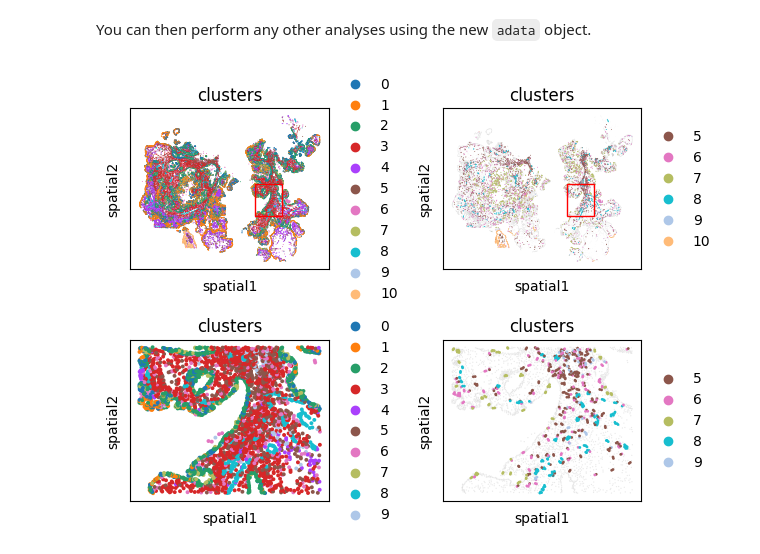
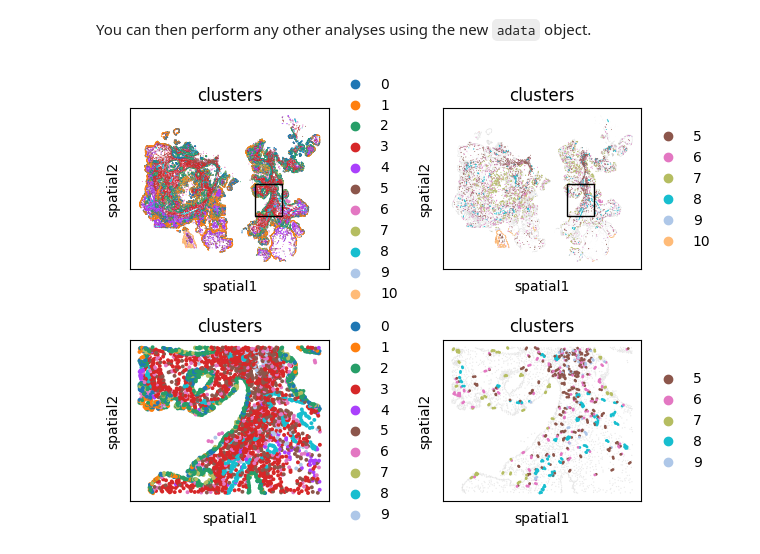
Before and after one commit to immunitastx/monkeybread, a Jupyter notebook: docs/notebooks/tutorial.ipynb, the cells around one changed output. Saved outputs shown, nothing was run; the diff lists cells and outputs as text; code cells hidden in the pictures.

```diff
--- a/docs/notebooks/tutorial.ipynb
+++ b/docs/notebooks/tutorial.ipynb
@@ -404,33 +410,33 @@ sc.pl.embedding(
     color = "clusters",
     ax = axs[0][0],
     show = False,
 )
-rect = mpl.patches.Rectangle((9000, 7000), 1000, 1000, linewidth=1, edgecolor='r', facecolor='none')
+rect = mpl.patches.Rectangle((9000, 7000), 1000, 1000, linewidth=1, edgecolor='black', facecolor='none')
 axs[0][0].add_patch(rect)
 mb.plot.cell_contact_embedding(
     adata,
     observed_contacts,
     group = "clusters",
     ax = axs[0][1],
     show = False
 )
-rect = mpl.patches.Rectangle((9000, 7000), 1000, 1000, linewidth=1, edgecolor='r', facecolor='none')
+rect = mpl.patches.Rectangle((9000, 7000), 1000, 1000, linewidth=1, edgecolor='black', facecolor='none')
 axs[0][1].add_patch(rect)
 sc.pl.embedding(
     adata_zoomed,
     basis = "spatial",
     color = "clusters",
     ax = axs[1][0],
     show = False,
 )
 mb.plot.cell_contact_embedding(
     adata_zoomed,
     zoomed_contact,
     group = "clusters",
     ax = axs[1][1],
     show = False
 )
 plt.tight_layout()
 plt.show()
 # %% [output]
-[figure, old version]
+[figure, new version]
```
Also changed, not shown: parts of 11 cells of this notebook, 58 other files.
